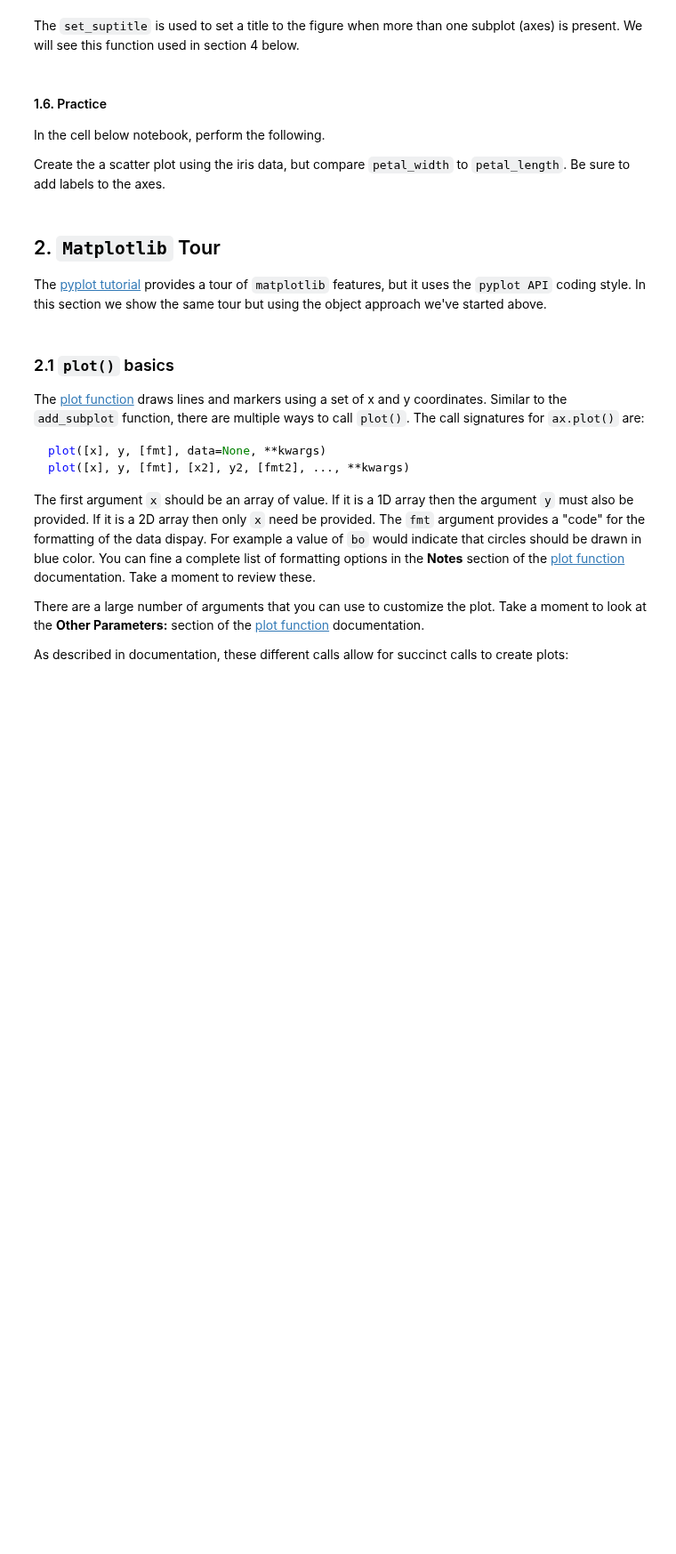
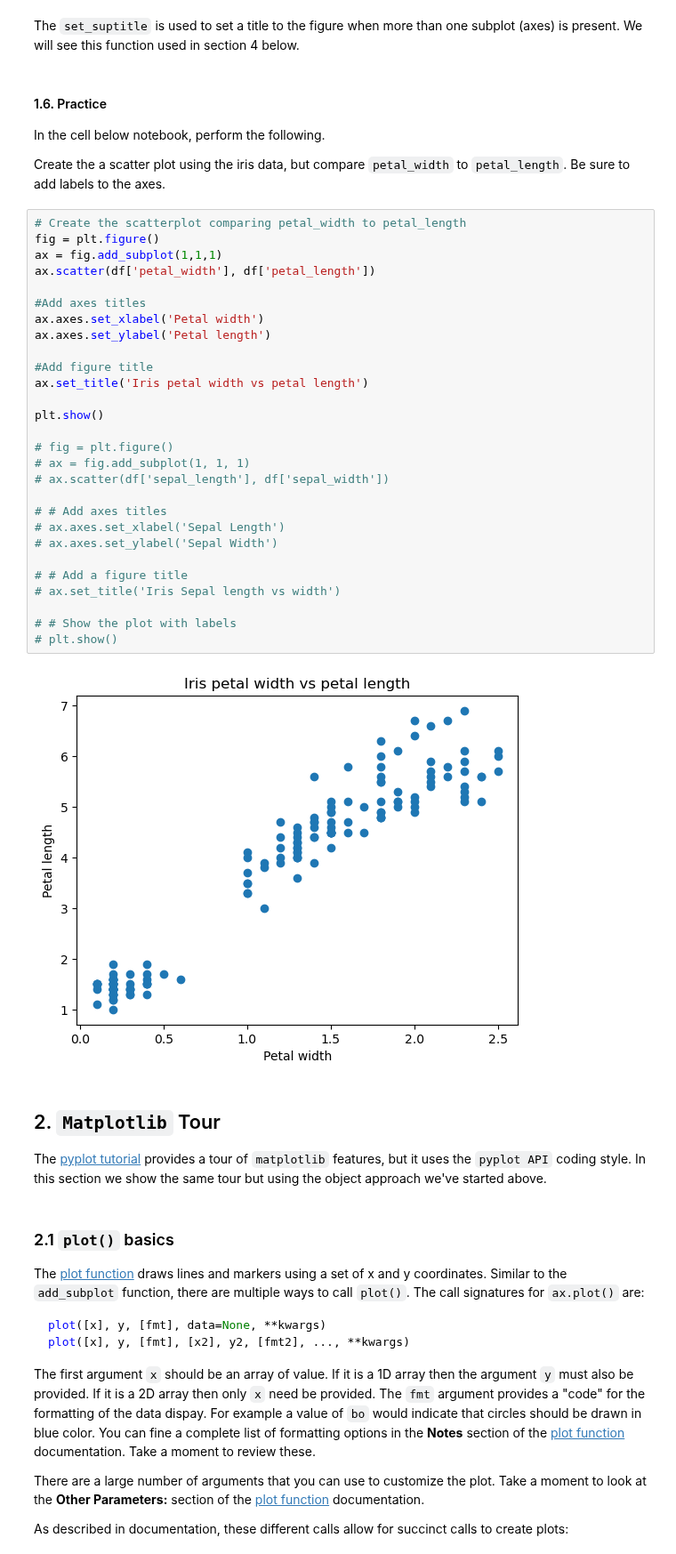
Before and after one commit to ninkuu/Data-Analytics-With-Python, a Jupyter notebook: Module2-Data_Analytics/A07-Matplotlib.ipynb, the cells around one changed output. Shown at 89% size. Drawn from its saved outputs; the diff is of its cells as text; blank space fills up the shorter version.

```diff
--- a/Module2-Data_Analytics/A07-Matplotlib.ipynb
+++ b/Module2-Data_Analytics/A07-Matplotlib.ipynb
@@ -224,6 +228,36 @@ The `set_suptitle` is used to set a title to the figure when more than one subpl
 In the cell below notebook, perform the following.
 
 Create the a scatter plot using the iris data, but compare `petal_width` to `petal_length`.  Be sure to add labels to the axes.
+# %%
+# Create the scatterplot comparing petal_width to petal_length
+fig = plt.figure()
+ax = fig.add_subplot(1,1,1)
+ax.scatter(df['petal_width'], df['petal_length'])
+
+#Add axes titles
+ax.axes.set_xlabel('Petal width')
+ax.axes.set_ylabel('Petal length')
+
+#Add figure title
+ax.set_title('Iris petal width vs petal length')
+
+plt.show()
+
+# fig = plt.figure()
+# ax = fig.add_subplot(1, 1, 1)
+# ax.scatter(df['sepal_length'], df['sepal_width'])
+
+# # Add axes titles
+# ax.axes.set_xlabel('Sepal Length')
+# ax.axes.set_ylabel('Sepal Width')
+
+# # Add a figure title
+# ax.set_title('Iris Sepal length vs width')
+
+# # Show the plot with labels
+# plt.show()
+# %% [output]
+[figure, added]
 # %% [markdown]
 ## 2. `Matplotlib` Tour
 
```
Also changed, not shown: parts of 2 cells of this notebook.
